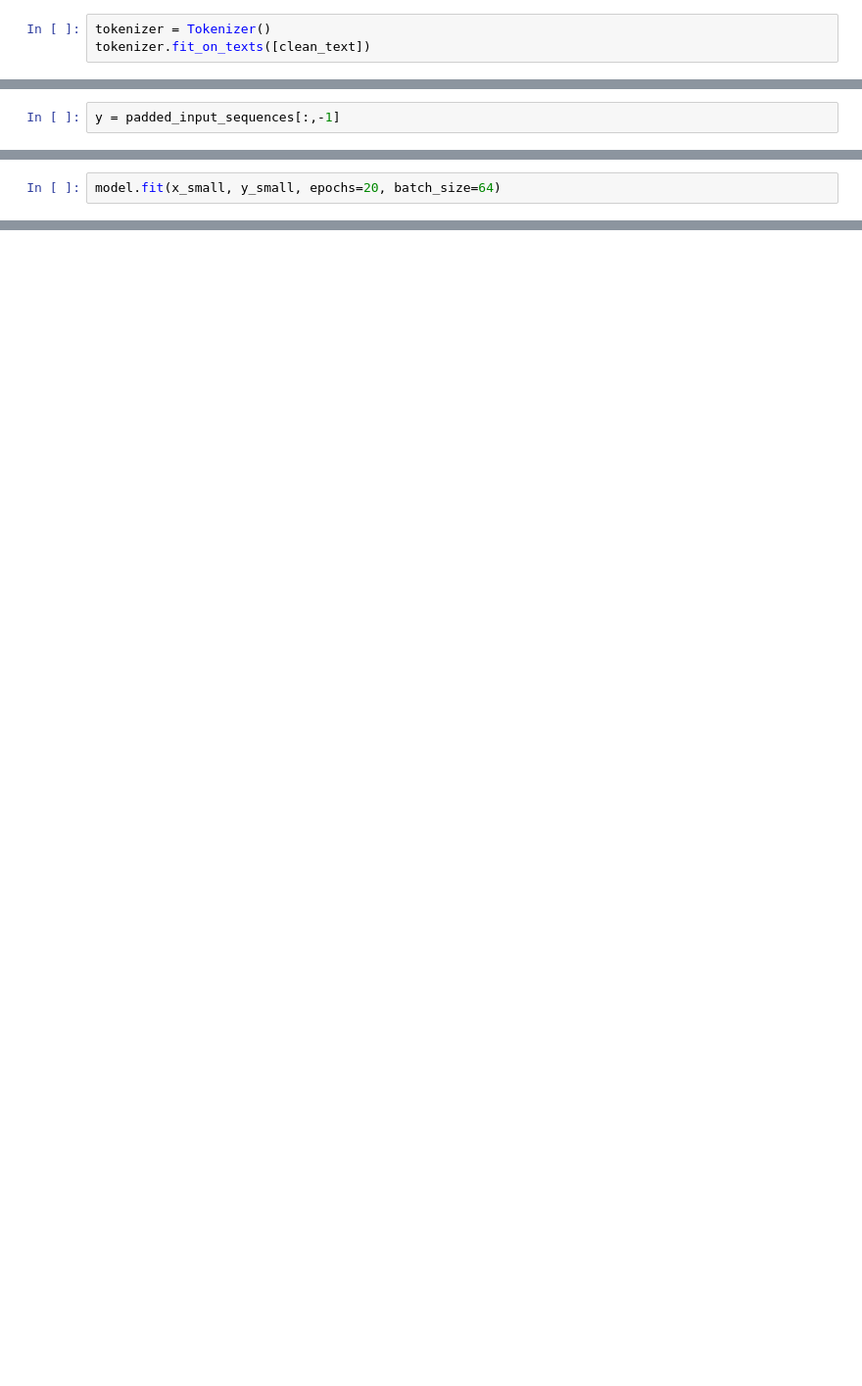
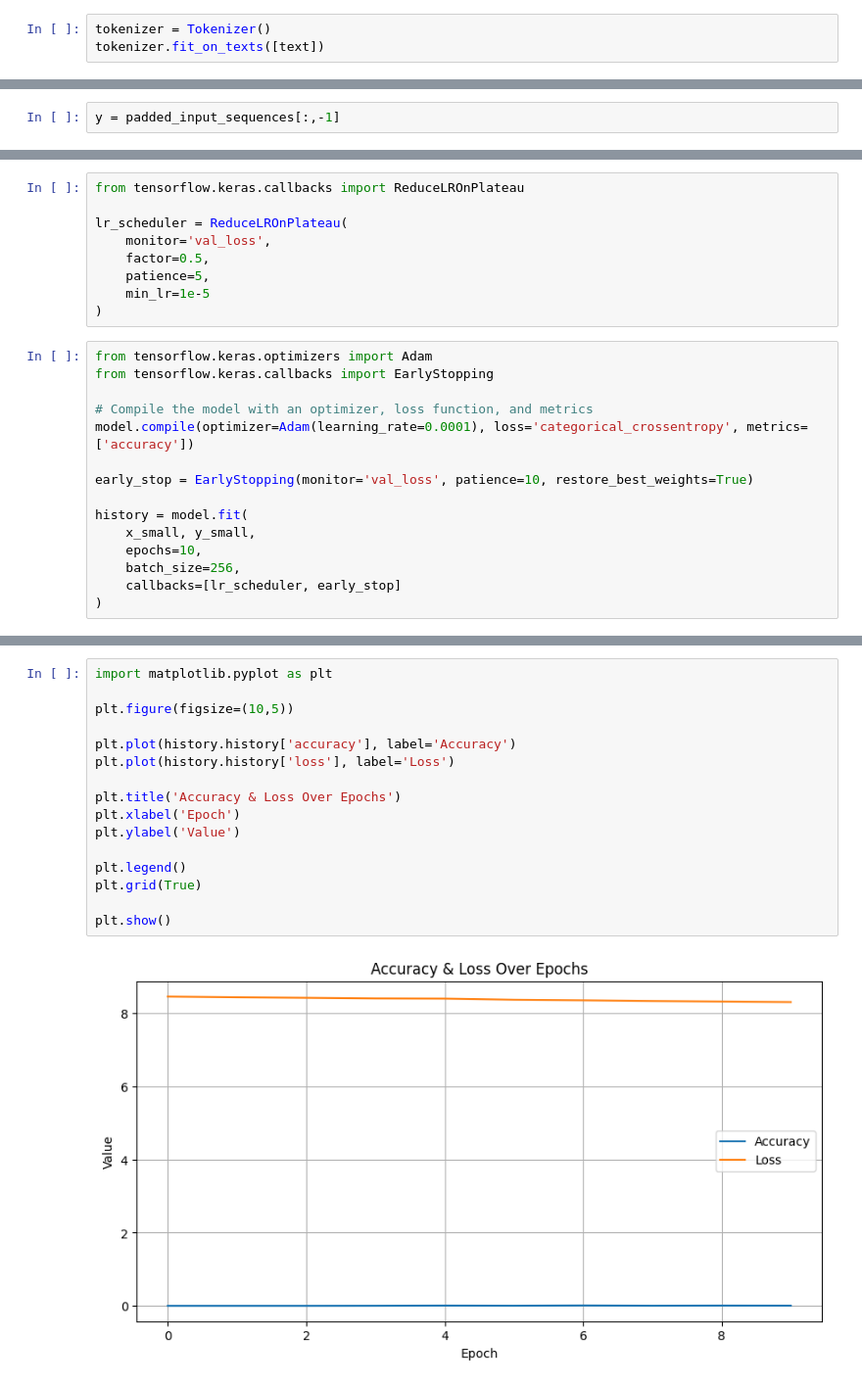
Before and after one commit to jay-123-oss/deep-learning-implementation, a Jupyter notebook: Next_word-pridictor.ipynb, the cells around one changed output, grey strips where cells are left out. Shown at 98% size. Saved outputs shown, nothing was run; the diff lists cells and outputs as text; blank space fills up the shorter version.

```diff
--- a/Next_word-pridictor.ipynb
+++ b/Next_word-pridictor.ipynb
@@ -2689,3 +438,3 @@ Requirement already satisfied: mdurl~=0.1 in /usr/local/lib/python3.12/dist-pack
 # %%
 tokenizer = Tokenizer()
-tokenizer.fit_on_texts([clean_text])
+tokenizer.fit_on_texts([text])
@@ -2803,2 +606,0 @@ model.compile(loss='sparse_categorical_crossentropy', optimizer=optimizer, metri
-# %%
-model.fit(x_small, y_small, epochs=20, batch_size=64)
@@ -2806,0 +607,24 @@ NameError: name 'model' is not defined
+# %%
+from tensorflow.keras.callbacks import ReduceLROnPlateau
+
+lr_scheduler = ReduceLROnPlateau(
+    monitor='val_loss',
+    factor=0.5,
+    patience=5,
+    min_lr=1e-5
+)
+# %%
+from tensorflow.keras.optimizers import Adam
+from tensorflow.keras.callbacks import EarlyStopping
+
+# Compile the model with an optimizer, loss function, and metrics
+model.compile(optimizer=Adam(learning_rate=0.0001), loss='categorical_crossentropy', metrics=['accuracy'])
+
+early_stop = EarlyStopping(monitor='val_loss', patience=10, restore_best_weights=True)
+
+history = model.fit(
+    x_small, y_small,
+    epochs=10,
+    batch_size=256,
+    callbacks=[lr_scheduler, early_stop]
+)
@@ -2806,0 +652,18 @@ NameError: name 'model' is not defined
+# %%
+import matplotlib.pyplot as plt
+
+plt.figure(figsize=(10,5))
+
+plt.plot(history.history['accuracy'], label='Accuracy')
+plt.plot(history.history['loss'], label='Loss')
+
+plt.title('Accuracy & Loss Over Epochs')
+plt.xlabel('Epoch')
+plt.ylabel('Value')
+
+plt.legend()
+plt.grid(True)
+
+plt.show()
+# %% [output]
+[figure, added]
```
Also changed, not shown: parts of 34 cells of this notebook.
